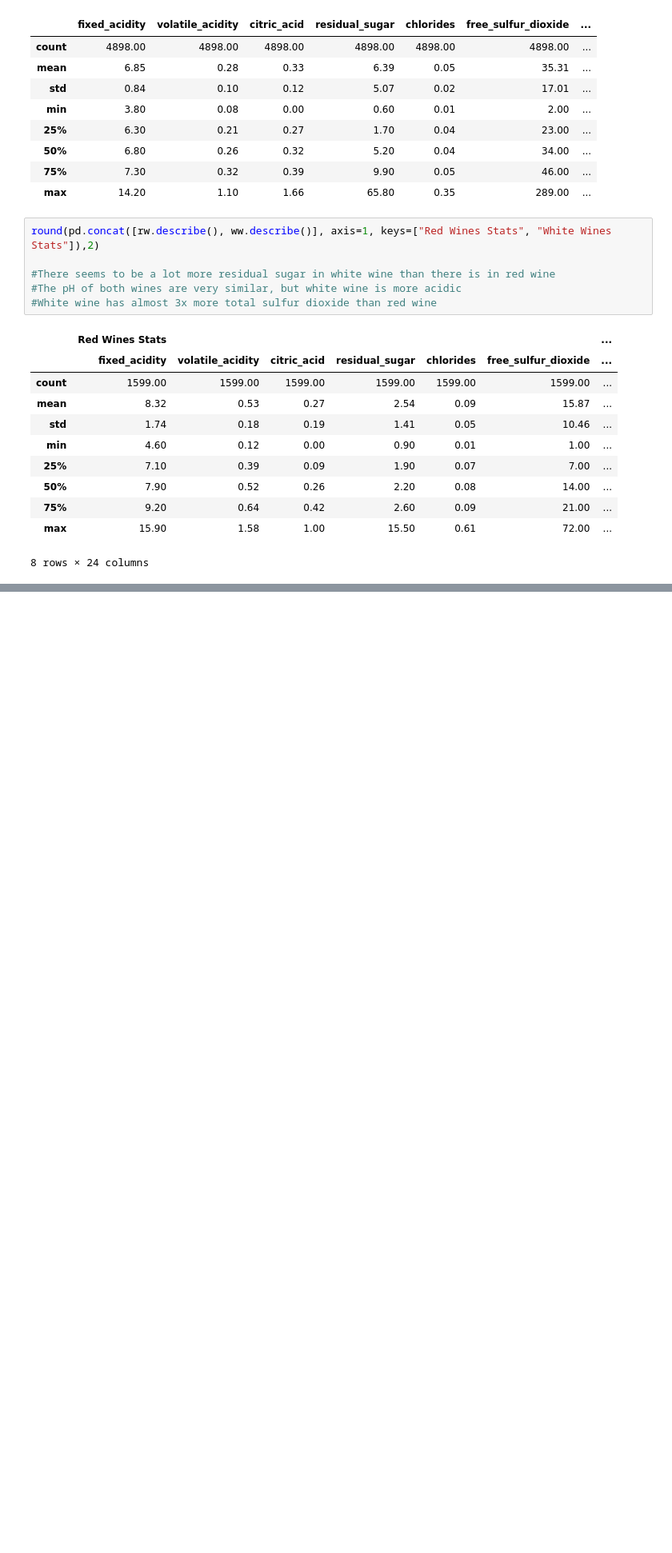
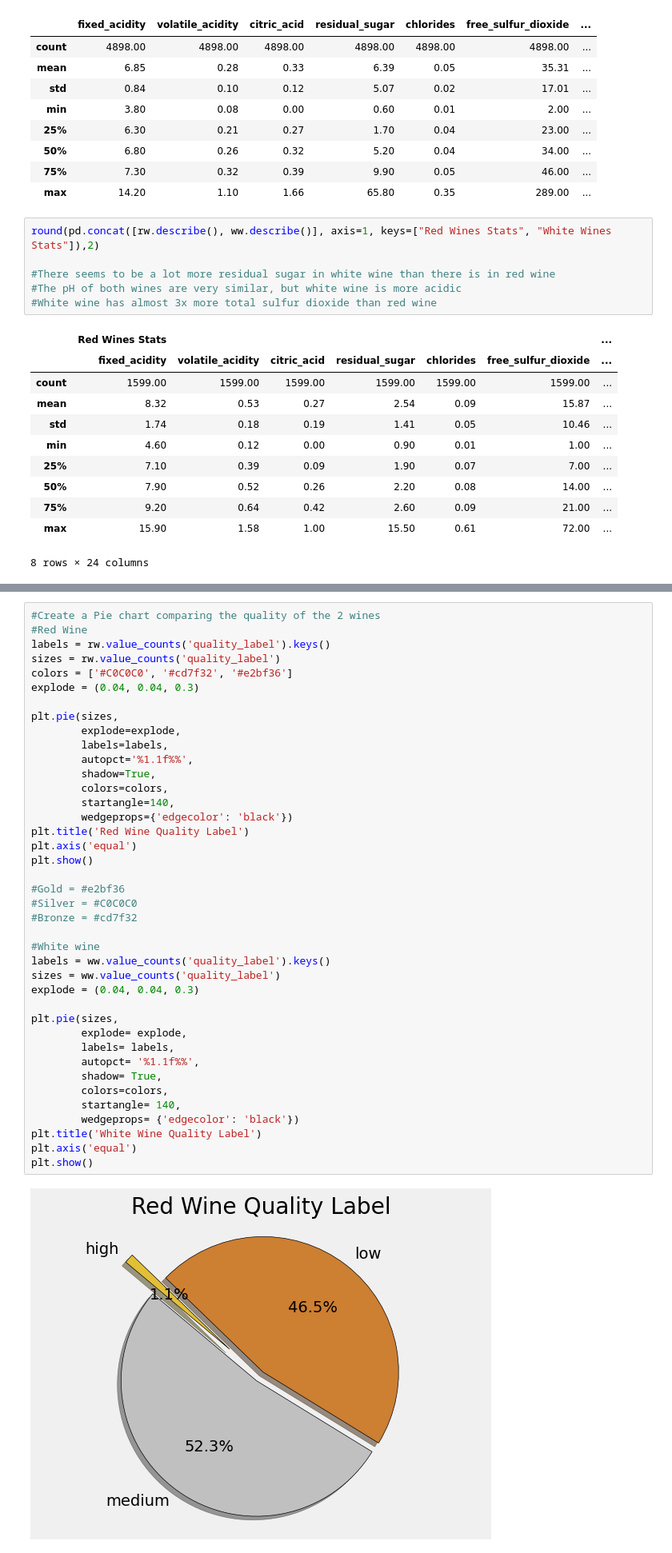
Before and after one commit to RHout19/Project-1, a Jupyter notebook: Model 1/Project 2/Sprint_1.ipynb, the cells around one changed output, grey strips where cells are left out. Shown at 80% size. Cells and saved outputs as stored; diff of their text form; blank space fills up the shorter version.

Commit message:
Making graphs

```diff
--- a/Model 1/Project 2/Sprint_1.ipynb
+++ b/Model 1/Project 2/Sprint_1.ipynb
@@ -158,0 +167,42 @@ round(pd.concat([rw.describe(), ww.describe()], axis=1, keys=["Red Wines Stats",
+# %%
+#Create a Pie chart comparing the quality of the 2 wines
+#Red Wine
+labels = rw.value_counts('quality_label').keys()
+sizes = rw.value_counts('quality_label')
+colors = ['#C0C0C0', '#cd7f32', '#e2bf36']
+explode = (0.04, 0.04, 0.3)
+
+plt.pie(sizes,
+        explode=explode,
+        labels=labels,
+        autopct='%1.1f%%',
+        shadow=True,
+        colors=colors,
+        startangle=140,
+        wedgeprops={'edgecolor': 'black'})
+plt.title('Red Wine Quality Label')
+plt.axis('equal')
+plt.show()
+
+#Gold = #e2bf36
+#Silver = #C0C0C0
+#Bronze = #cd7f32
+
+#White wine
+labels = ww.value_counts('quality_label').keys()
+sizes = ww.value_counts('quality_label')
+explode = (0.04, 0.04, 0.3)
+
+plt.pie(sizes,
+        explode= explode,
+        labels= labels,
+        autopct= '%1.1f%%',
+        shadow= True,
+        colors=colors,
+        startangle= 140,
+        wedgeprops= {'edgecolor': 'black'})
+plt.title('White Wine Quality Label')
+plt.axis('equal')
+plt.show()
+# %% [output]
+[figure, added]
```
Also changed, not shown: parts of 11 cells of this notebook, 1 other file.
